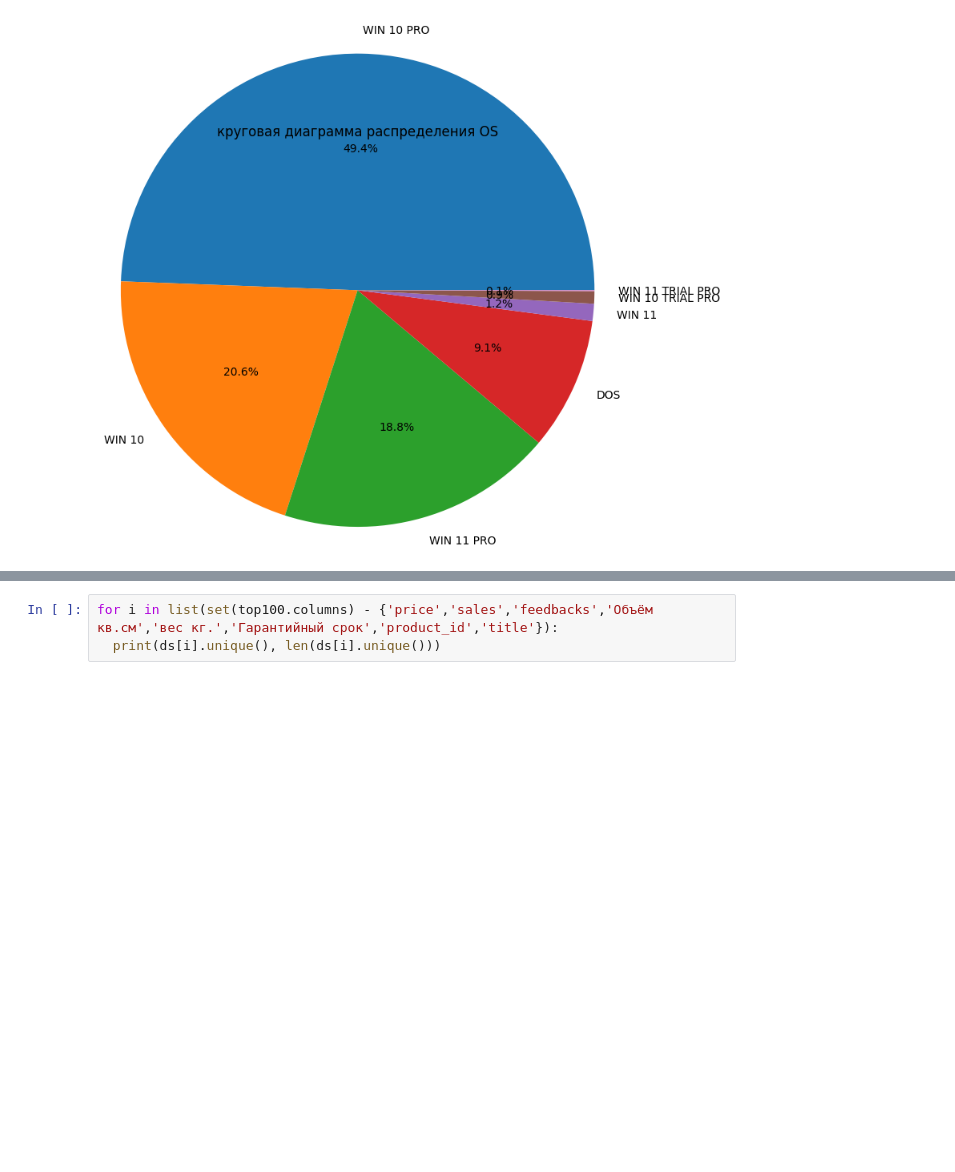
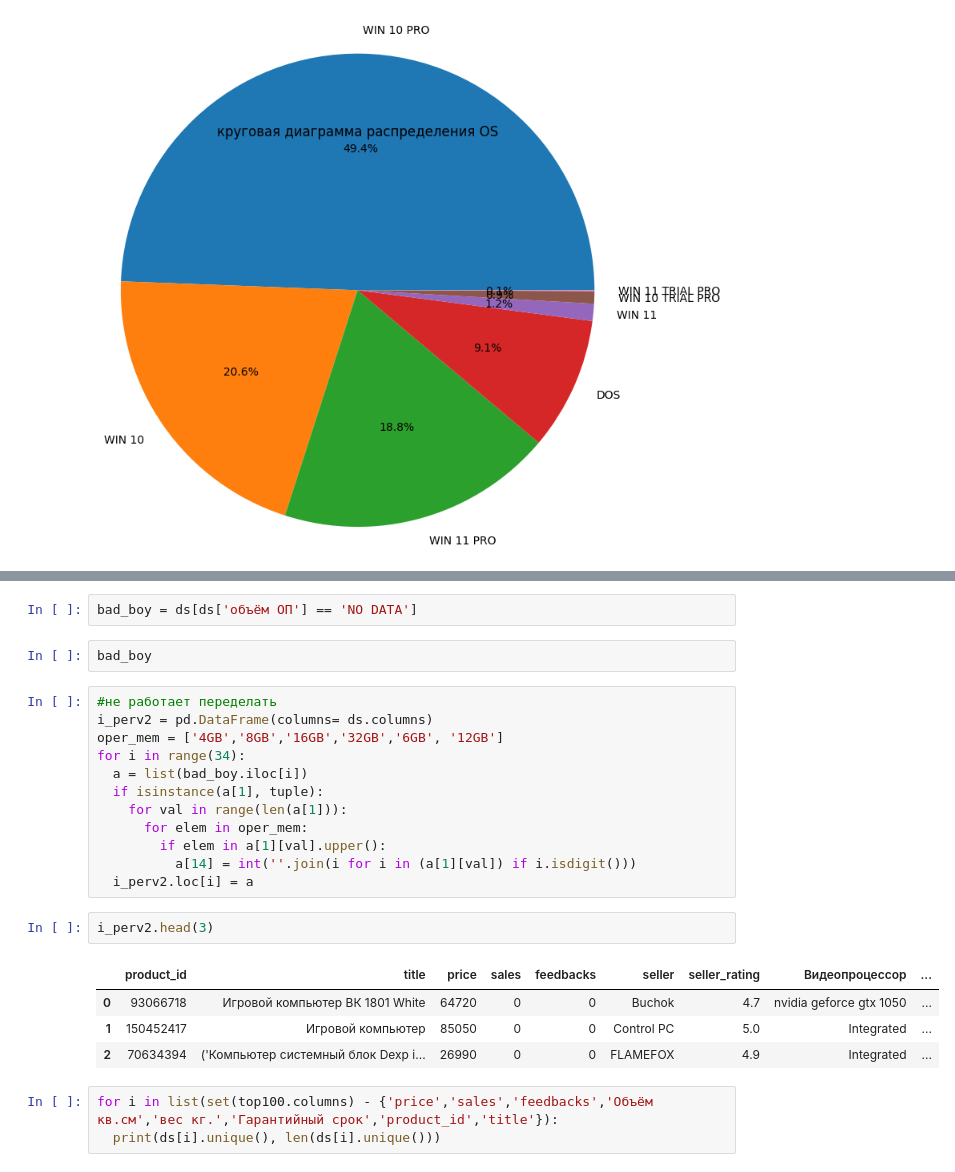
Before and after one commit to EZSib/data_-analytics2023, a Jupyter notebook: practice_eda_Efim.ipynb, the cells around one changed output, grey strips where cells are left out. Drawn from its saved outputs; the diff is of its cells as text; blank space fills up the shorter version.

```diff
--- a/practice_eda_Efim.ipynb
+++ b/practice_eda_Efim.ipynb
@@ -1397,3 +1415,26 @@ plt.show()
+# %%
+bad_boy = ds[ds['объём ОП'] == 'NO DATA']
+# %%
+bad_boy
+# %%
+#не работает переделать
+i_perv2 = pd.DataFrame(columns= ds.columns)
+oper_mem = ['4GB','8GB','16GB','32GB','6GB', '12GB']
+for i in range(34):
+  a = list(bad_boy.iloc[i])
+  if isinstance(a[1], tuple):
+    for val in range(len(a[1])):
+      for elem in oper_mem:
+        if elem in a[1][val].upper():
+          a[14] = int(''.join(i for i in (a[1][val]) if i.isdigit()))
+  i_perv2.loc[i] = a
+# %%
+i_perv2.head(3)
+# %% [output]
+|  | product_id | title | price | sales | feedbacks | seller | seller_rating | Видеопроцессор | ... |
+| 0 | 93066718 | Игровой компьютер ВК 1801 White | 64720 | 0 | 0 | Buchok | 4.7 | nvidia geforce gtx 1050 | ... |
+| 1 | 150452417 | Игровой компьютер | 85050 | 0 | 0 | Control PC | 5.0 | Integrated | ... |
+| 2 | 70634394 | ('Компьютер системный блок Dexp i... | 26990 | 0 | 0 | FLAMEFOX | 4.9 | Integrated | ... |
 # %%
 for i in list(set(top100.columns) - {'price','sales','feedbacks','Объём кв.см','вес кг.','Гарантийный срок','product_id','title'}):
   print(ds[i].unique(), len(ds[i].unique()))
```
Also changed, not shown: parts of 11 cells of this notebook.
